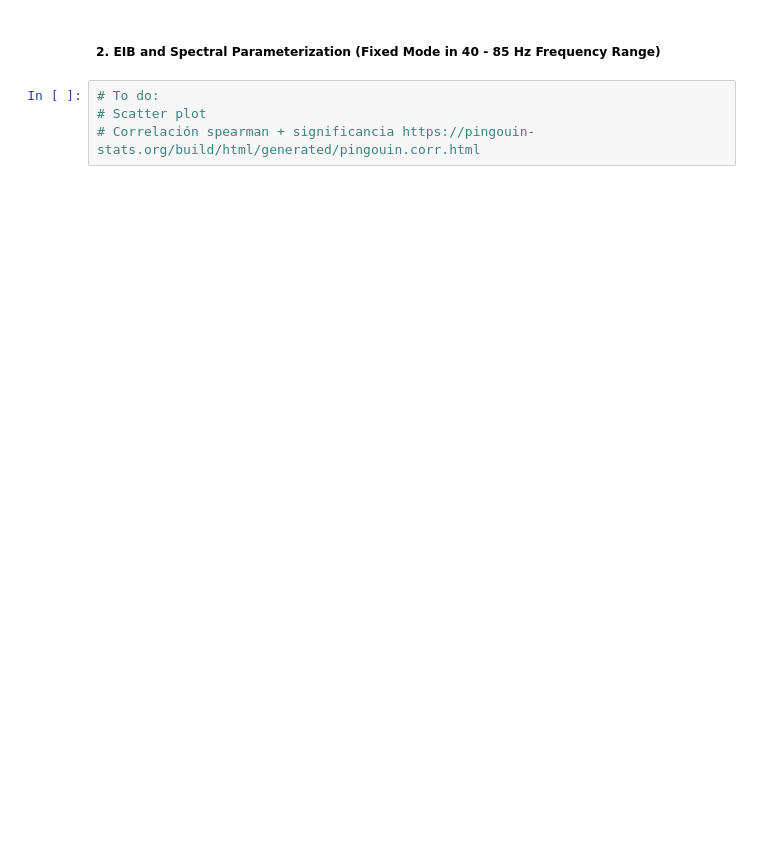
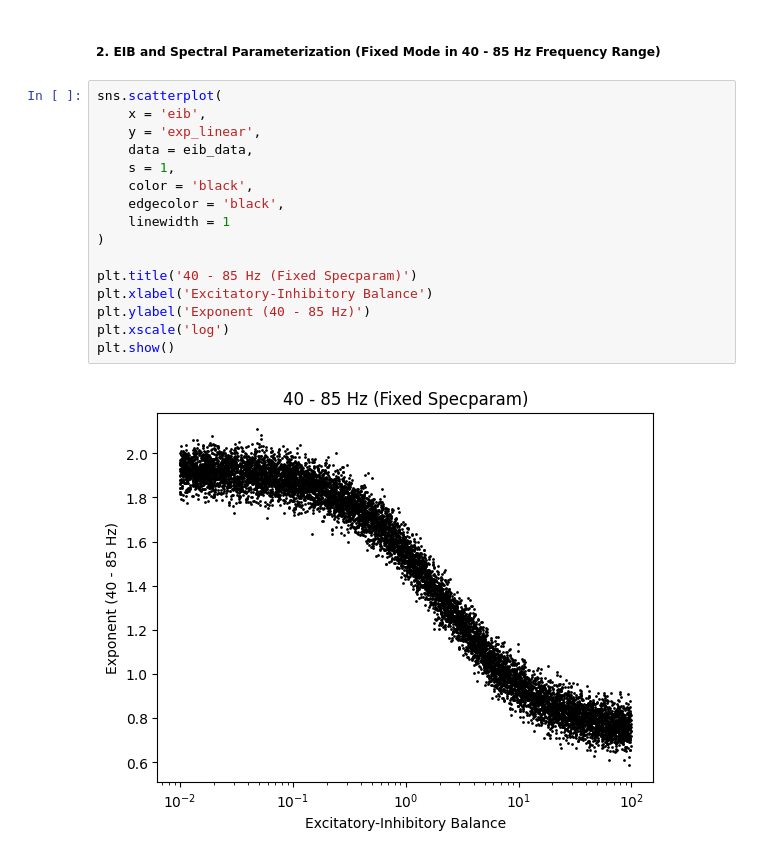
Before and after one commit to RojasMN/synaptic-kernels-LFP, a Jupyter notebook: simulations/04_synaptic_balance.ipynb, the cells around one changed output. Drawn from its saved outputs; the diff is of its cells as text; blank space fills up the shorter version.

```diff
--- a/simulations/04_synaptic_balance.ipynb
+++ b/simulations/04_synaptic_balance.ipynb
@@ -336,6 +366,20 @@ eib_data.head(5)
 # %% [markdown]
 ##### **2. EIB and Spectral Parameterization (Fixed Mode in 40 - 85 Hz Frequency Range)**
-# %%
-# To do:
-# Scatter plot
-# Correlación spearman + significancia https://pingouin-stats.org/build/html/generated/pingouin.corr.html
+# %%
+sns.scatterplot(
+    x = 'eib',
+    y = 'exp_linear',
+    data = eib_data,
+    s = 1,
+    color = 'black',
+    edgecolor = 'black',
+    linewidth = 1
+)
+
+plt.title('40 - 85 Hz (Fixed Specparam)')
+plt.xlabel('Excitatory-Inhibitory Balance')
+plt.ylabel('Exponent (40 - 85 Hz)')
+plt.xscale('log')
+plt.show()
+# %% [output]
+[figure, added]
```
Also changed, not shown: parts of 42 cells of this notebook, 2 other files.
